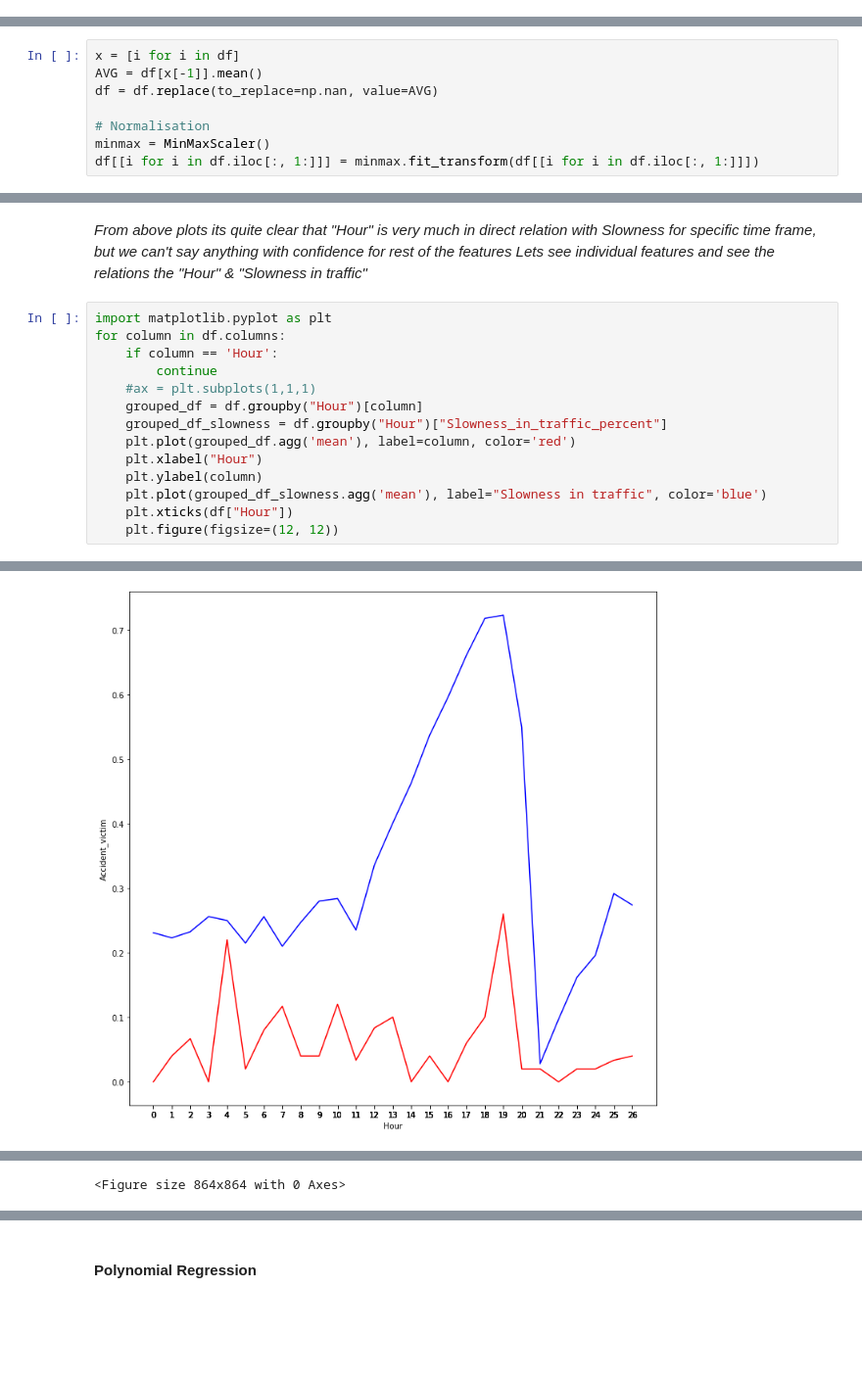
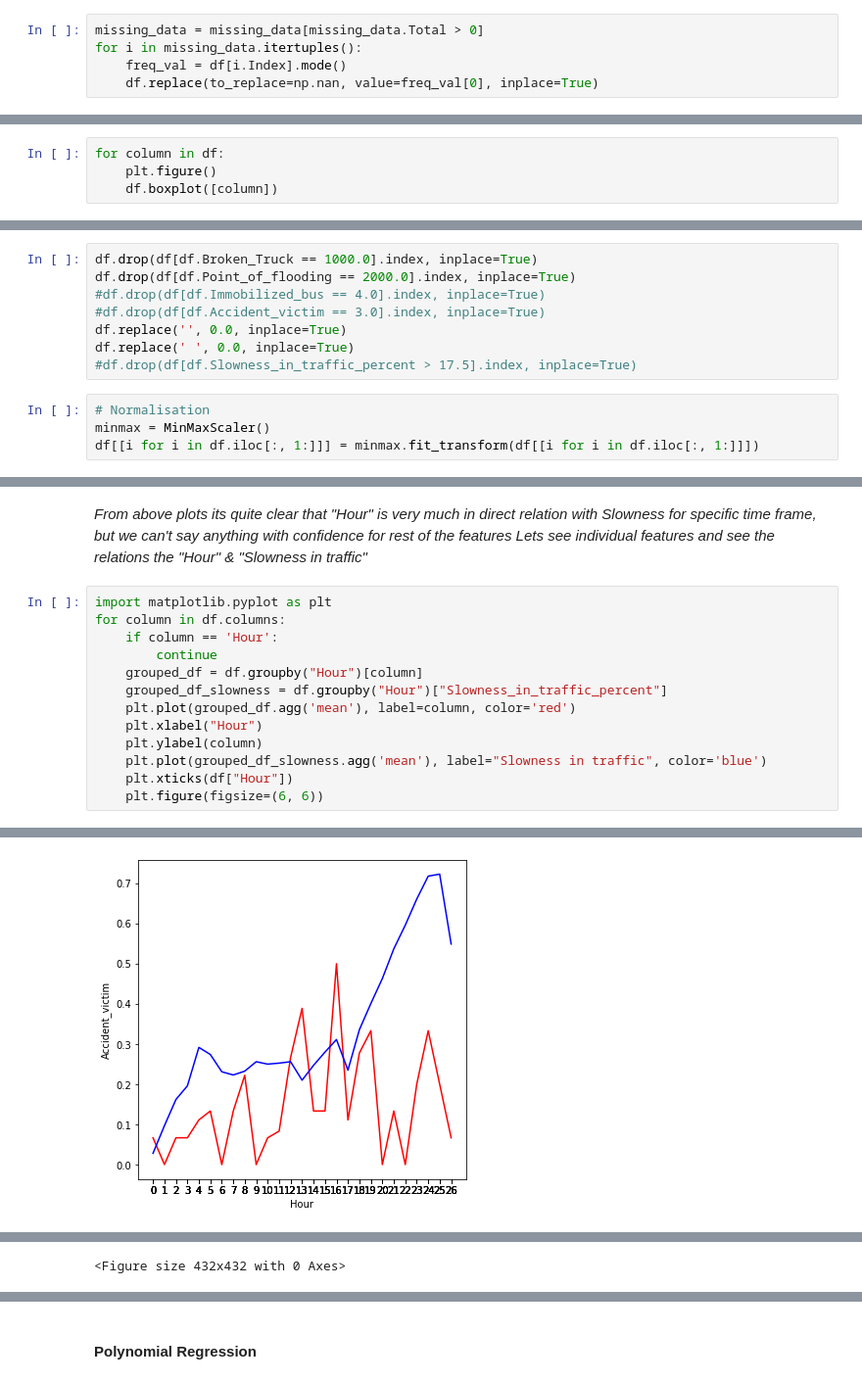
Before and after one commit to KumarAbhinav2/BITS_SEM2, a Jupyter notebook: IDS/IDS_Problem1_Traffic_v1.ipynb, the cells around one changed output, grey strips where cells are left out. Shown at 98% size. Saved outputs shown, nothing was run; the diff lists cells and outputs as text; blank space fills up the shorter version.

Commit message:
adds updated code and enhanced graphs

```diff
--- a/IDS/IDS_Problem1_Traffic_v1.ipynb
+++ b/IDS/IDS_Problem1_Traffic_v1.ipynb
@@ -181,0 +190,5 @@ missing_data
+# %%
+missing_data = missing_data[missing_data.Total > 0]
+for i in missing_data.itertuples():
+    freq_val = df[i.Index].mode()
+    df.replace(to_replace=np.nan, value=freq_val[0], inplace=True)
@@ -181,0 +264,4 @@ missing_data
+# %%
+for column in df:
+    plt.figure()
+    df.boxplot([column])
@@ -182,8 +282,12 @@ missing_data
+# %%
+df.drop(df[df.Broken_Truck == 1000.0].index, inplace=True)
+df.drop(df[df.Point_of_flooding == 2000.0].index, inplace=True)
+#df.drop(df[df.Immobilized_bus == 4.0].index, inplace=True)
+#df.drop(df[df.Accident_victim == 3.0].index, inplace=True)
+df.replace('', 0.0, inplace=True)
+df.replace(' ', 0.0, inplace=True)
+#df.drop(df[df.Slowness_in_traffic_percent > 17.5].index, inplace=True)
 # %%
-x = [i for i in df]
-AVG = df[x[-1]].mean()
-df = df.replace(to_replace=np.nan, value=AVG)
-
 # Normalisation
 minmax = MinMaxScaler()
 df[[i for i in df.iloc[:, 1:]]] = minmax.fit_transform(df[[i for i in df.iloc[:, 1:]]])
@@ -211,7 +315,6 @@ import matplotlib.pyplot as plt
 for column in df.columns:
     if column == 'Hour':
         continue
-    #ax = plt.subplots(1,1,1)
     grouped_df = df.groupby("Hour")[column]
     grouped_df_slowness = df.groupby("Hour")["Slowness_in_traffic_percent"]
     plt.plot(grouped_df.agg('mean'), label=column, color='red')
@@ -219,5 +322,5 @@ for column in df.columns:
     plt.ylabel(column)
     plt.plot(grouped_df_slowness.agg('mean'), label="Slowness in traffic", color='blue')
     plt.xticks(df["Hour"])
-    plt.figure(figsize=(12, 12))
+    plt.figure(figsize=(6, 6))
 # %% [output]
@@ -226 +329 @@ for column in df.columns:
-[figure, old version]
+[figure, new version]
@@ -234 +337 @@ for column in df.columns:
-<Figure size 864x864 with 0 Axes>
+<Figure size 432x432 with 0 Axes>
```
Also changed, not shown: parts of 69 cells of this notebook.
